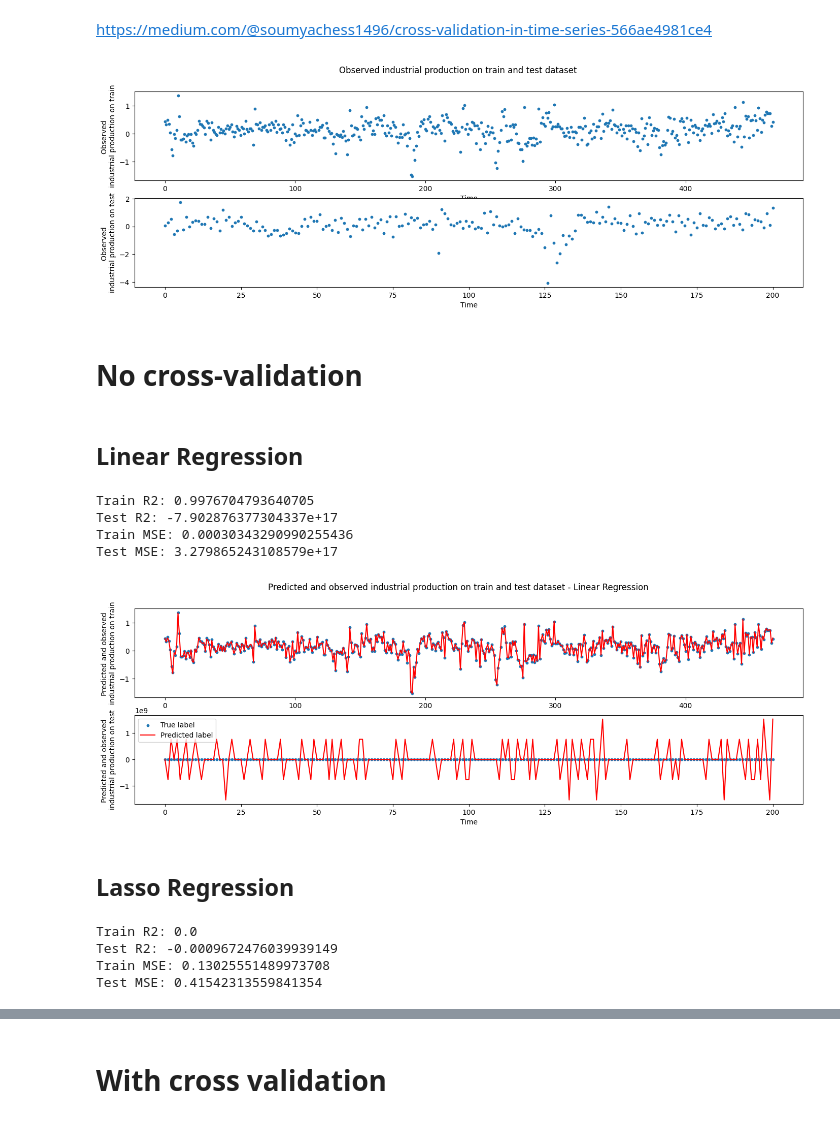
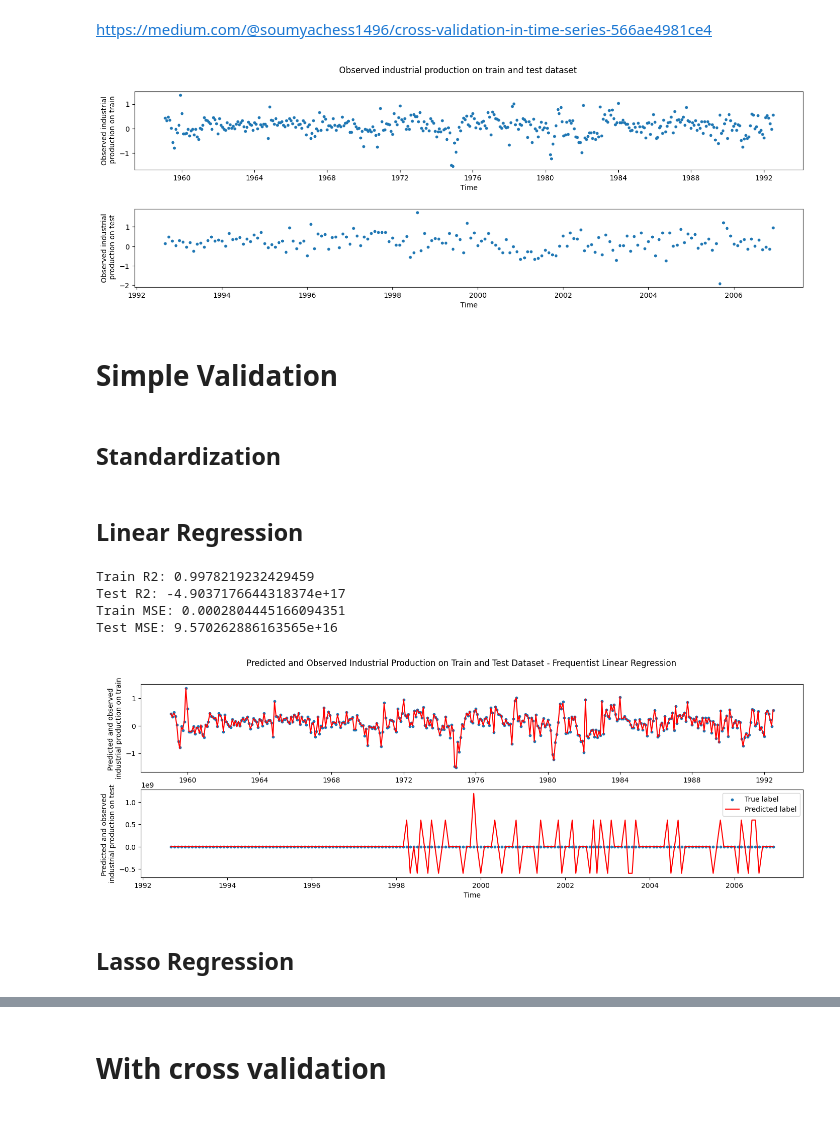
Before and after one commit to yanisrem/AssignmentsSB, a Jupyter notebook: DM3/frequentist_linear_model.ipynb, the cells around one changed output, grey strips where cells are left out. Cells and saved outputs as stored; diff of their text form; code cells hidden in the pictures.

Commit message:
update preprocessing

```diff
--- a/DM3/frequentist_linear_model.ipynb
+++ b/DM3/frequentist_linear_model.ipynb
@@ -15,43 +15,50 @@ from sklearn.preprocessing import  StandardScaler
 root_path = Path(os.getcwd())
 data_path = root_path.joinpath("Macro1.csv")
 # %%
-preprocess_train_test = PreprocessDataTrainTestSplit(data_path=data_path, test_size=0.3)
+preprocess_train_test = PreprocessDataTrainTestSplit(data_path=data_path, test_size=0.3, normalize=False, max_date='2006-12-31')
 train_df, test_df = preprocess_train_test.process()
 
-X_train = train_df.drop('INDPRO', axis=1).values
-y_train = train_df['INDPRO'].values
+X = train_df.drop('INDPRO', axis=1).values
+y = train_df['INDPRO'].values
 
 X_test = test_df.drop('INDPRO', axis=1).values
 y_test = test_df['INDPRO'].values
 # %%
 plt.figure(figsize=(17,5))
 plt.subplot(2, 1, 1)
-plt.scatter(range(len(y_train)), y_train, marker='o', s=10, label="True label")
+plt.scatter(train_df.index, y, marker='o', s=10, label="True label")
 plt.xlabel('Time')
-plt.ylabel("Observed \nindustrial production on train")
+plt.ylabel("Observed industrial\n production on train")
 
 plt.subplot(2, 1, 2)
-plt.scatter(range(len(y_test)), y_test, marker='o', s=10, label="True label")
+plt.scatter(test_df.index, y_test, marker='o', s=10, label="True label")
 plt.xlabel('Time')
-plt.ylabel("Observed \nindustrial production on test")
+plt.ylabel("Observed industrial\n production on test")
 
+plt.subplots_adjust(hspace=0.5)
 plt.suptitle("Observed industrial production on train and test dataset")
 plt.show()
 # %% [output]
-[figure, old version]
+[figure, new version]
-# %% [markdown]
-# No cross-validation
+# %% [markdown]
+# Simple Validation
+# %% [markdown]
+## Standardization
+# %%
+scaler = StandardScaler()
+X_transform = scaler.fit_transform(X)
+X_test_transform = scaler.transform(X_test)
 # %% [markdown]
 ## Linear Regression
 # %%
 LR = LinearRegression()
-LR.fit(X_train, y_train)
-y_pred_train = LR.predict(X_train)
-y_pred_test = LR.predict(X_test)
+LR.fit(X_transform, y)
+y_pred_train = LR.predict(X_transform)
+y_pred_test = LR.predict(X_test_transform)
 
-r2_train = r2_score(y_train, y_pred_train)
+r2_train = r2_score(y, y_pred_train)
 r2_test = r2_score(y_test, y_pred_test)
-mse_train = mean_squared_error(y_train, y_pred_train)
+mse_train = mean_squared_error(y, y_pred_train)
 mse_test = mean_squared_error(y_test, y_pred_test)
 
 print("Train R2: {}".format(r2_train))
@@ -59,47 +66,27 @@ print("Test R2: {}".format(r2_test))
 print("Train MSE: {}".format(mse_train))
 print("Test MSE: {}".format(mse_test))
 # %% [output]
-Train R2: 0.9976704793640705
-Test R2: -7.902876377304337e+17
-Train MSE: 0.00030343290990255436
-Test MSE: 3.279865243108579e+17
+Train R2: 0.9978219232429459
+Test R2: -4.9037176644318374e+17
+Train MSE: 0.0002804445166094351
+Test MSE: 9.570262886163565e+16
 # %%
 plt.figure(figsize=(17,5))
 plt.subplot(2, 1, 1)
-plt.scatter(range(len(y_train)), y_train, marker='o', s=10, label="True label")
-plt.plot(y_pred_train, color='red', label="Predicted label")
+plt.scatter(train_df.index, y, marker='o', s=10, label="True label")
+plt.plot(train_df.index, y_pred_train, color='red', label="Predicted label")
 plt.ylabel("Predicted and observed \nindustrial production on train")
 
 plt.subplot(2, 1, 2)
-plt.scatter(range(len(y_test)), y_test, marker='o', s=10, label="True label")
-plt.plot(y_pred_test, color='red', label="Predicted label")
+plt.scatter(test_df.index, y_test, marker='o', s=10, label="True label")
+plt.plot(test_df.index, y_pred_test, color='red', label="Predicted label")
 plt.xlabel('Time')
 plt.ylabel("Predicted and observed \nindustrial production on test")
 
-plt.suptitle("Predicted and observed industrial production on train and test dataset - Linear Regression")
+plt.suptitle("Predicted and Observed Industrial Production on Train and Test Dataset - Frequentist Linear Regression")
 plt.legend()
 plt.show()
 # %% [output]
-[figure, old version]
+[figure, new version]
 # %% [markdown]
 ## Lasso Regression
-# %%
-lasso = Lasso()
-lasso.fit(X_train, y_train)
-y_pred_train = lasso.predict(X_train)
-y_pred_test = lasso.predict(X_test)
-
-r2_train = r2_score(y_train, y_pred_train)
-r2_test = r2_score(y_test, y_pred_test)
-mse_train = mean_squared_error(y_train, y_pred_train)
-mse_test = mean_squared_error(y_test, y_pred_test)
-
-print("Train R2: {}".format(r2_train))
-print("Test R2: {}".format(r2_test))
-print("Train MSE: {}".format(mse_train))
-print("Test MSE: {}".format(mse_test))
-# %% [output]
-Train R2: 0.0
-Test R2: -0.0009672476039939149
-Train MSE: 0.13025551489973708
-Test MSE: 0.41542313559841354
```
Also changed, not shown: parts of 6 cells of this notebook, 2 other files.
